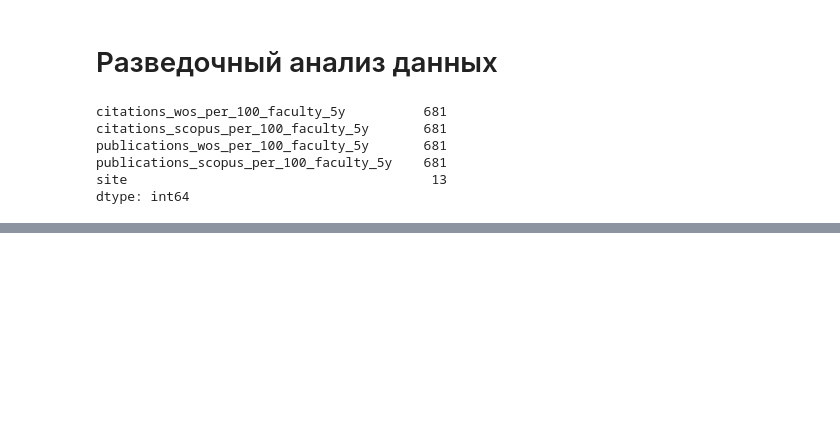
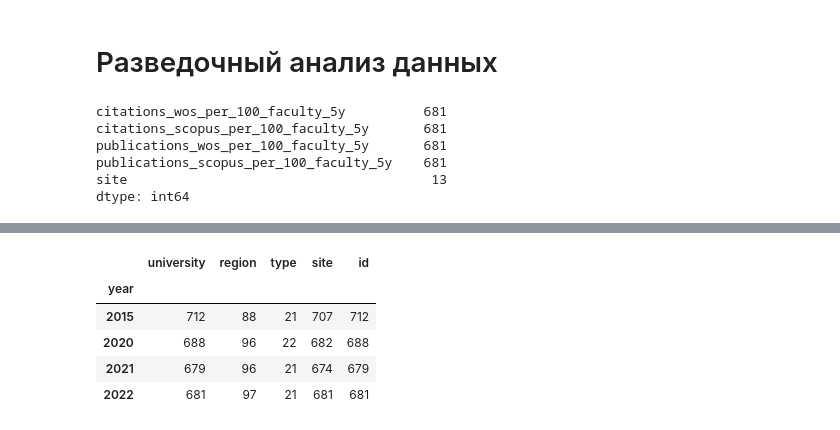
Before and after one commit to sosnovskiim/MachineLearning, a Jupyter notebook: Курс 3 - Машинное обучение и нейронные сети/2. Кластеризация/2.1 Кластеризация вузов/2.1 Кластеризация вузов.ipynb, the cells around one changed output, grey strips where cells are left out. Cells and saved outputs as stored; diff of their text form; code cells hidden in the pictures; blank space fills up the shorter version.

```diff
--- a/Курс 3 - Машинное обучение и нейронные сети/2. Кластеризация/2.1 Кластеризация вузов/2.1 Кластеризация вузов.ipynb
+++ b/Курс 3 - Машинное обучение и нейронные сети/2. Кластеризация/2.1 Кластеризация вузов/2.1 Кластеризация вузов.ipynb
@@ -287,0 +360,9 @@ dtype: int64
+# %%
+uni.groupby("year")[uni.columns[-6:-1]].nunique()
+# %% [output]
+|  | university | region | type | site | id |
+| year |  |  |  |  |  |
+| 2015 | 712 | 88 | 21 | 707 | 712 |
+| 2020 | 688 | 96 | 22 | 682 | 688 |
+| 2021 | 679 | 96 | 21 | 674 | 679 |
+| 2022 | 681 | 97 | 21 | 681 | 681 |
```
Also changed, not shown: parts of 15 cells of this notebook, 1 other file.
